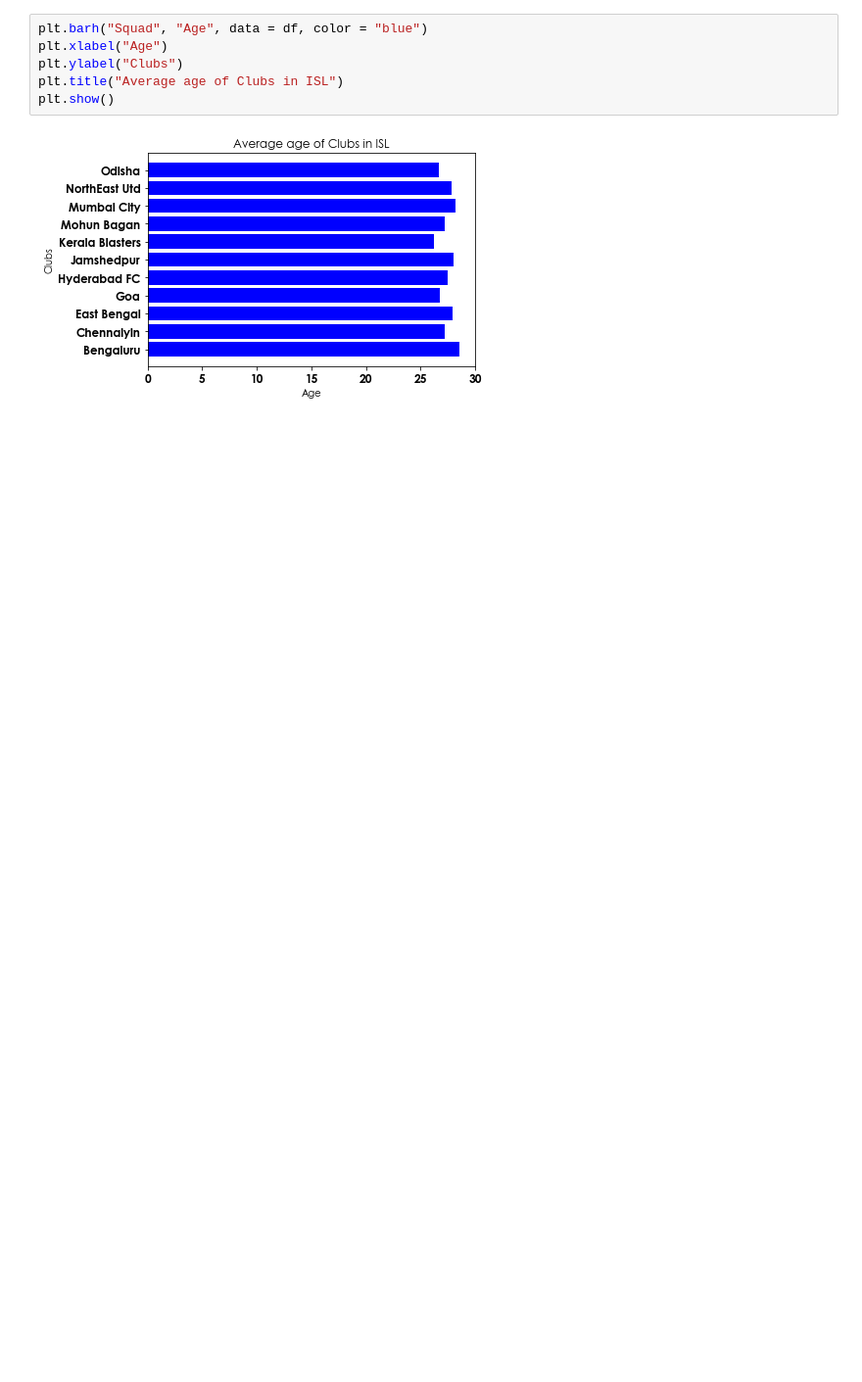
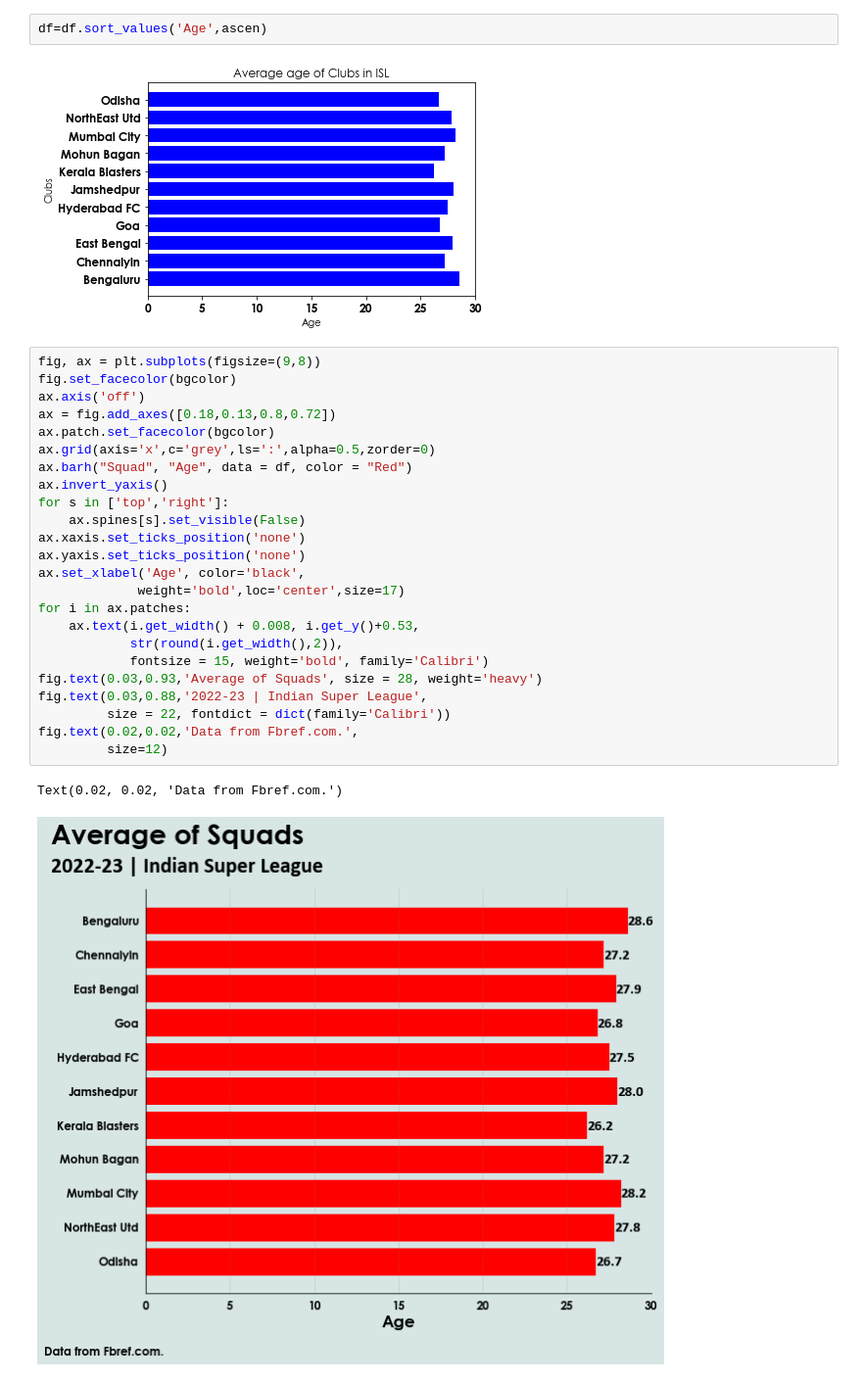
Before and after one commit to MazumdarAyush07/ISL-stat-engine, a Jupyter notebook: Average Ages.ipynb, the cells around one changed output. Shown: that part at 98% size. Cells and saved outputs as stored; diff of their text form; blank space fills up the shorter version.

```diff
--- a/Average Ages.ipynb
+++ b/Average Ages.ipynb
@@ -23,10 +23,33 @@ from highlight_text import ax_text,fig_text
 # %%
 df = pd.read_csv('TeamsStats.csv', index_col='Rk')
 # %%
-plt.barh("Squad", "Age", data = df, color = "blue")
-plt.xlabel("Age")
-plt.ylabel("Clubs")
-plt.title("Average age of Clubs in ISL")
-plt.show()
+df=df.sort_values('Age',ascen)
 # %% [output]
 [figure]
+# %%
+fig, ax = plt.subplots(figsize=(9,8))
+fig.set_facecolor(bgcolor)
+ax.axis('off')
+ax = fig.add_axes([0.18,0.13,0.8,0.72])
+ax.patch.set_facecolor(bgcolor)
+ax.grid(axis='x',c='grey',ls=':',alpha=0.5,zorder=0)
+ax.barh("Squad", "Age", data = df, color = "Red")
+ax.invert_yaxis()
+for s in ['top','right']:
+    ax.spines[s].set_visible(False)
+ax.xaxis.set_ticks_position('none')
+ax.yaxis.set_ticks_position('none')
+ax.set_xlabel('Age', color='black',
+             weight='bold',loc='center',size=17)
+for i in ax.patches:
+    ax.text(i.get_width() + 0.008, i.get_y()+0.53,
+            str(round(i.get_width(),2)),
+            fontsize = 15, weight='bold', family='Calibri')
+fig.text(0.03,0.93,'Average of Squads', size = 28, weight='heavy')
+fig.text(0.03,0.88,'2022-23 | Indian Super League',
+         size = 22, fontdict = dict(family='Calibri'))
+fig.text(0.02,0.02,'Data from Fbref.com.',
+         size=12)
+# %% [output]
+Text(0.02, 0.02, 'Data from Fbref.com.')
+[figure, added]
```
